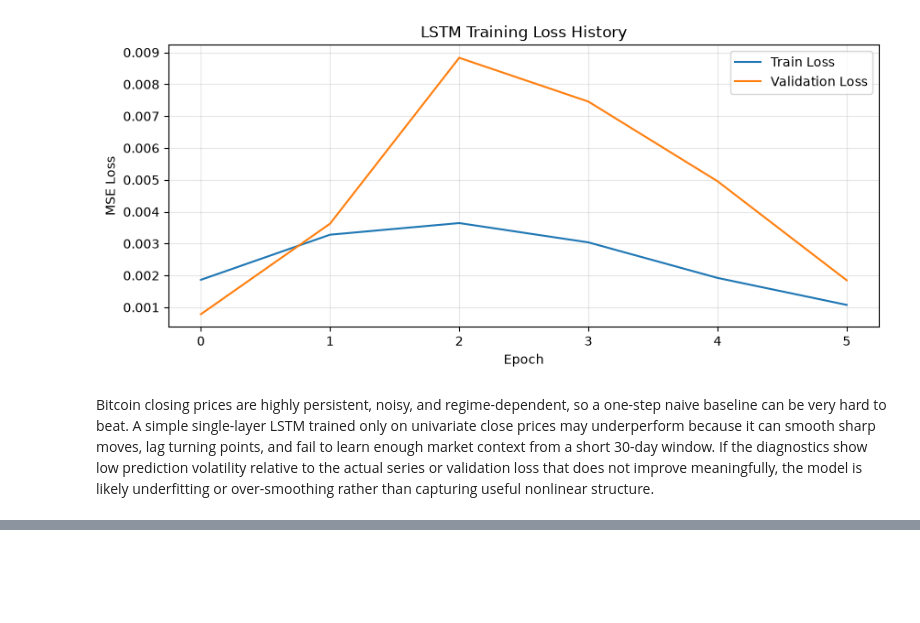
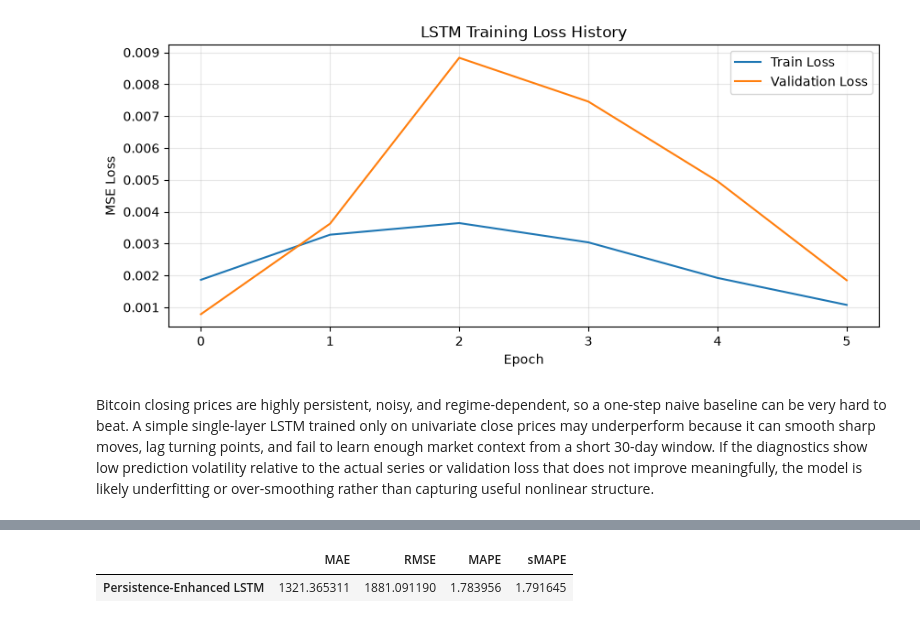
Before and after one commit to mdsoadsolaiman/Time-Series-Foundation-Models, a Jupyter notebook: notebooks/03_Deep_Learning_LSTM.ipynb, the cells around one changed output, grey strips where cells are left out. Cells and saved outputs as stored; diff of their text form; code cells hidden in the pictures; blank space fills up the shorter version.

```diff
--- a/notebooks/03_Deep_Learning_LSTM.ipynb
+++ b/notebooks/03_Deep_Learning_LSTM.ipynb
@@ -322,0 +400,21 @@ Bitcoin closing prices are highly persistent, noisy, and regime-dependent, so a
+# %%
+results_dir = PROJECT_ROOT / "results"
+persistence_artifact = pd.DataFrame(
+    {
+        "Timestamp": persistence_enhanced_lstm.index,
+        "Persistence_Enhanced_LSTM": persistence_enhanced_lstm.to_numpy(dtype=float),
+    }
+)
+assert len(persistence_artifact) == 1061
+assert pd.DatetimeIndex(persistence_artifact["Timestamp"]).equals(y_test.index)
+assert persistence_artifact["Timestamp"].is_unique
+assert persistence_artifact["Timestamp"].is_monotonic_increasing
+assert not persistence_artifact.isna().any().any()
+assert np.isfinite(persistence_artifact["Persistence_Enhanced_LSTM"].to_numpy(dtype=float)).all()
+persistence_artifact_path = results_dir / "persistence_enhanced_lstm_forecast.csv"
+persistence_artifact.to_csv(persistence_artifact_path, index=False)
+persistence_metrics = pd.DataFrame([evaluate_forecast(y_test, persistence_enhanced_lstm)], index=["Persistence-Enhanced LSTM"])
+persistence_metrics
+# %% [output]
+|  | MAE | RMSE | MAPE | sMAPE |
+| Persistence-Enhanced LSTM | 1321.365311 | 1881.091190 | 1.783956 | 1.791645 |
```
Also changed, not shown: parts of 13 cells of this notebook.
